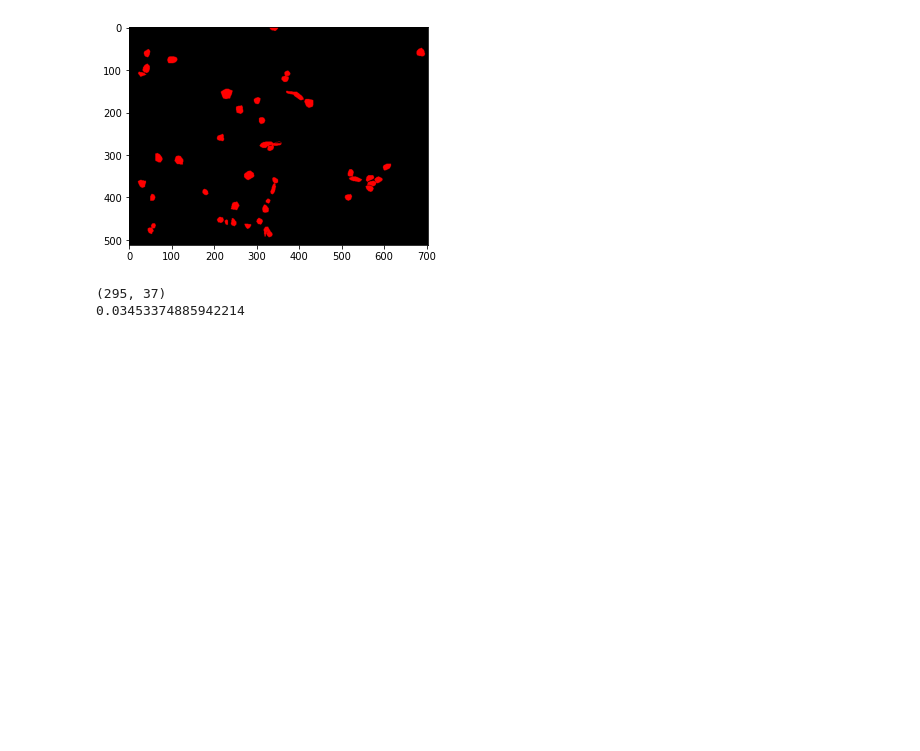
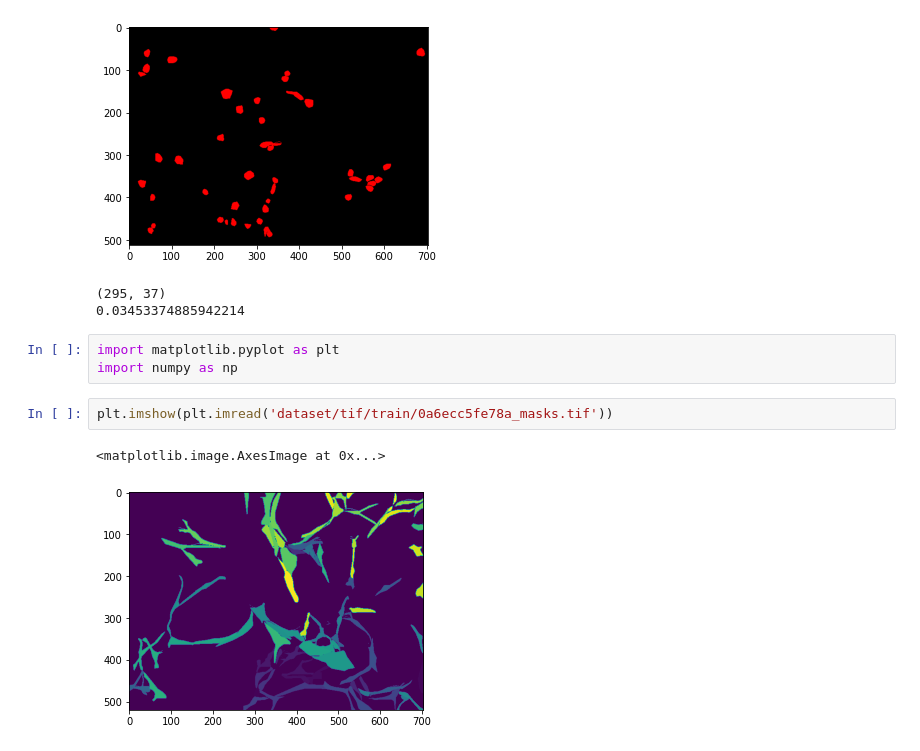
Before and after one commit to BigKingXXL/Sartorius, a Jupyter notebook: evaluate-model.ipynb, the cells around one changed output. Saved outputs shown, nothing was run; the diff lists cells and outputs as text; blank space fills up the shorter version.

```diff
--- a/evaluate-model.ipynb
+++ b/evaluate-model.ipynb
@@ -91,3 +91,11 @@ for inputImage, maskImage in test_dataloader:
 [figure]
 (295, 37)
 0.03453374885942214
+# %%
+import matplotlib.pyplot as plt
+import numpy as np
+# %%
+plt.imshow(plt.imread('dataset/tif/train/0a6ecc5fe78a_masks.tif'))
+# %% [output]
+<matplotlib.image.AxesImage at 0x...>
+[figure, added]
```
Also changed, not shown: 5 other files.
